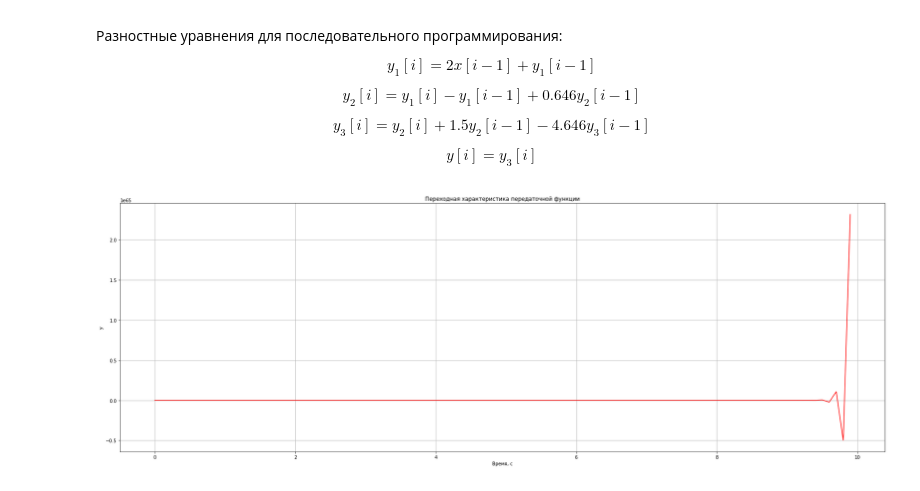
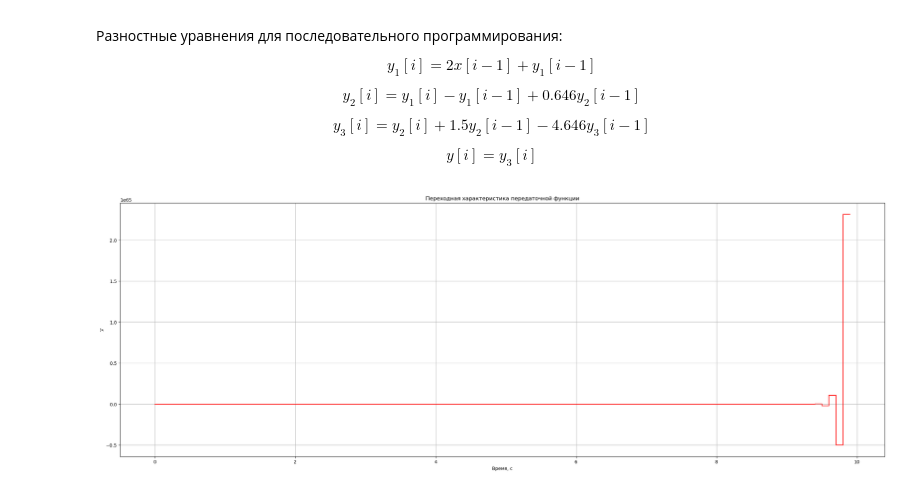
Before and after one commit to RuslanUsmanov/discrete-transfer-function-programming, a Jupyter notebook: sequential_programming.ipynb, the cells around one changed output. Cells and saved outputs as stored; diff of their text form; code cells hidden in the pictures.

```diff
--- a/sequential_programming.ipynb
+++ b/sequential_programming.ipynb
@@ -51,12 +51,12 @@ for i in range(1,len(time)):
     y[i] = y_3[i]
 # %%
 # рисуем график
-plt.plot(time,y,'r')
+plt.step(time,y,'r')
 plt.title('Переходная характеристика передаточной функции')
 plt.xlabel('Время, с')
 plt.ylabel('y')
 plt.rcParams["figure.figsize"] = (30,10)
 plt.grid()
 plt.show()
 # %% [output]
-[figure, old version]
+[figure, new version]
```
Also changed, not shown: 2 other files.
